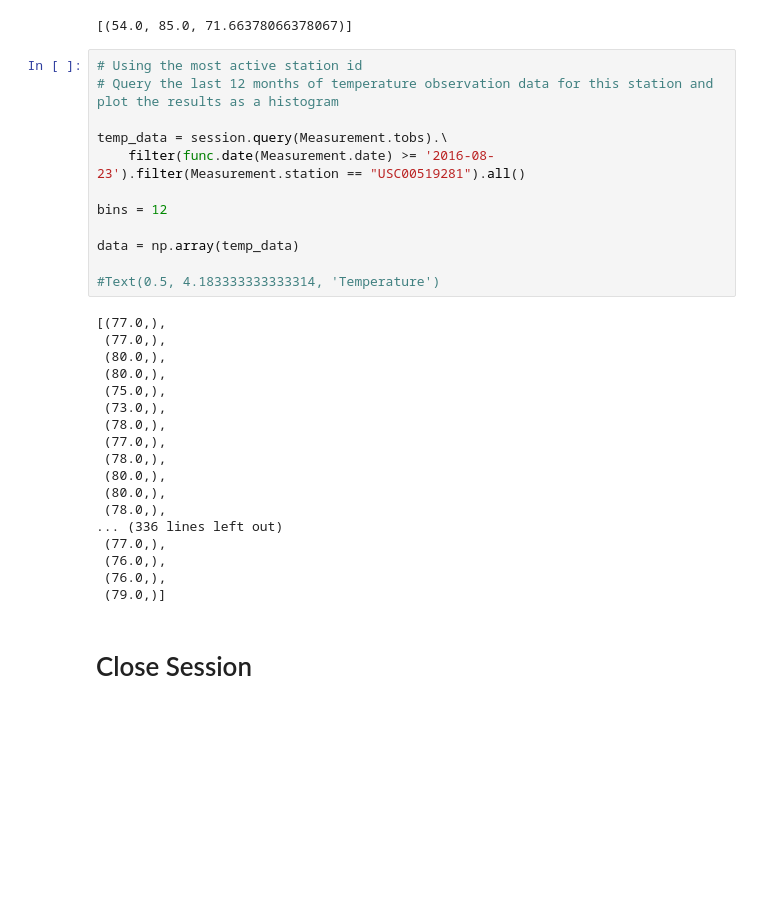
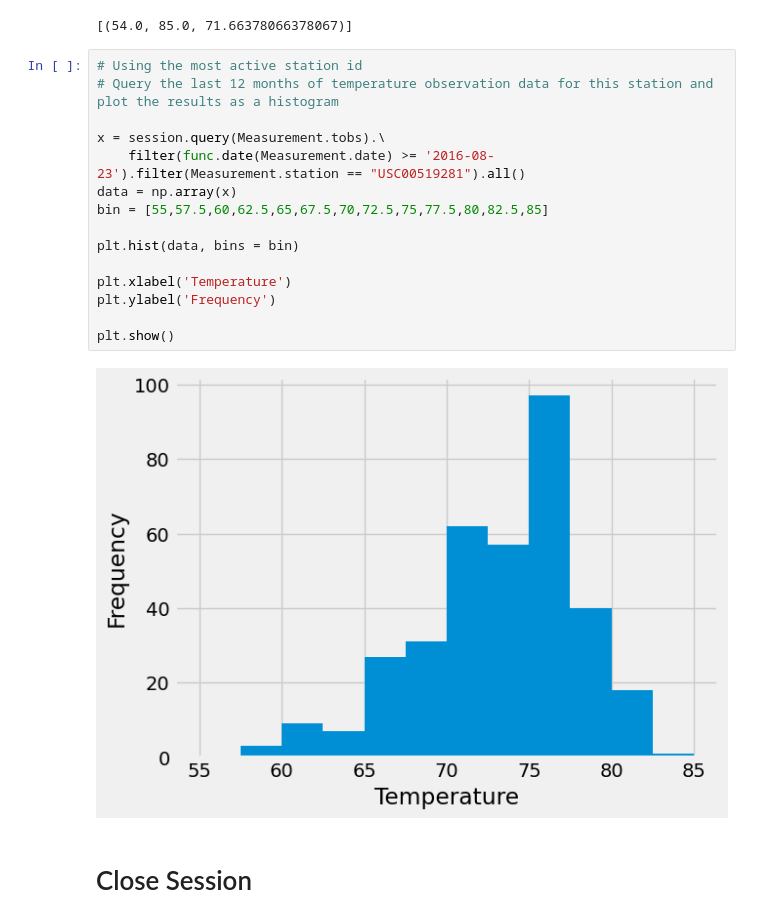
Before and after one commit to EstherBaum/sqlalchemy-challenge, a Jupyter notebook: SurfsUp/climate_starter.ipynb, the cells around one changed output. Cells and saved outputs as stored; diff of their text form; blank space fills up the shorter version.

```diff
--- a/SurfsUp/climate_starter.ipynb
+++ b/SurfsUp/climate_starter.ipynb
@@ -135,33 +137,20 @@ session.query(func.min(Measurement.tobs), func.max(Measurement.tobs), func.avg(M
 # %%
 # Using the most active station id
 # Query the last 12 months of temperature observation data for this station and plot the results as a histogram
 
-temp_data = session.query(Measurement.tobs).\
+x = session.query(Measurement.tobs).\
     filter(func.date(Measurement.date) >= '2016-08-23').filter(Measurement.station == "USC00519281").all()
+data = np.array(x)
+bin = [55,57.5,60,62.5,65,67.5,70,72.5,75,77.5,80,82.5,85]
 
-bins = 12
+plt.hist(data, bins = bin)
 
-data = np.array(temp_data)
+plt.xlabel('Temperature')
+plt.ylabel('Frequency')
 
-#Text(0.5, 4.183333333333314, 'Temperature')
+plt.show()
 # %% [output]
-[(77.0,),
- (77.0,),
- (80.0,),
- (80.0,),
- (75.0,),
- (73.0,),
- (78.0,),
- (77.0,),
- (78.0,),
- (80.0,),
- (80.0,),
- (78.0,),
-... (336 lines left out)
- (77.0,),
- (76.0,),
- (76.0,),
- (79.0,)]
+[figure, added]
 # %% [markdown]
 # Close Session
 # %%
```
Also changed, not shown: parts of 1 cell of this notebook.
